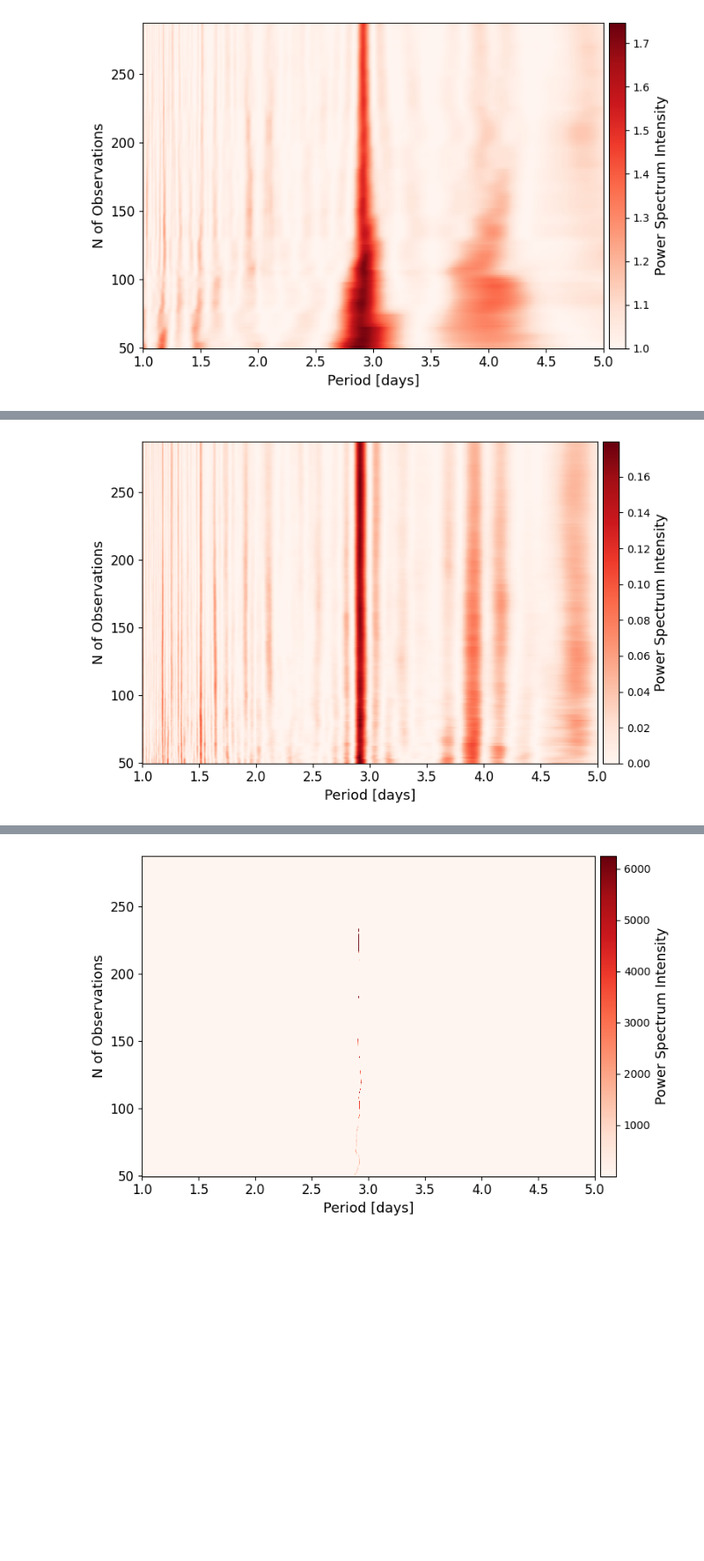
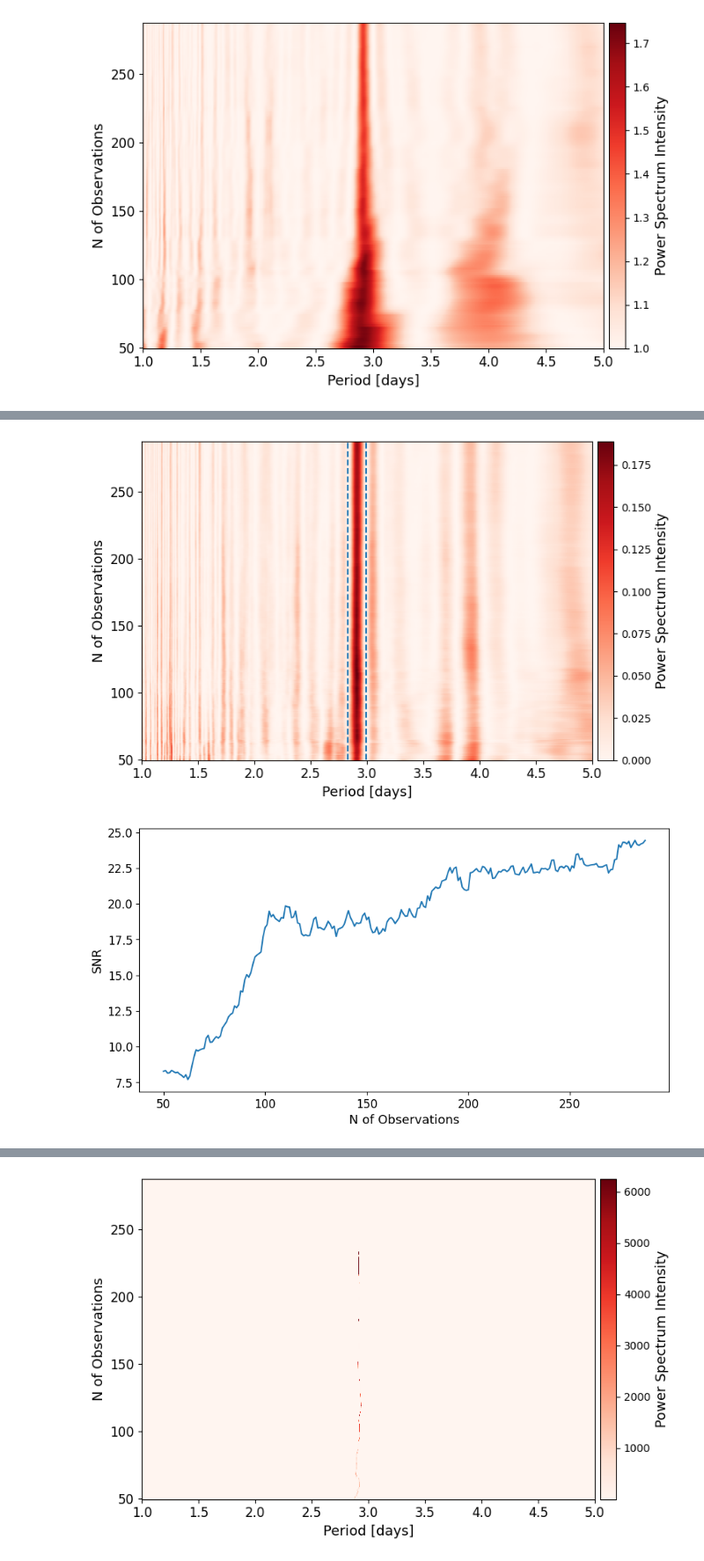
Before and after one commit to cleber-si/SBGLS-Implementation, a Jupyter notebook: Stacked_Periodogram.ipynb, the cells around one changed output, grey strips where cells are left out. Shown at 88% size. Saved outputs shown, nothing was run; the diff lists cells and outputs as text; code cells hidden in the pictures; blank space fills up the shorter version.

Commit message:
SNR calculation and plot

```diff
--- a/Stacked_Periodogram.ipynb
+++ b/Stacked_Periodogram.ipynb
@@ -72,6 +80,6 @@ aux.plot_stacked_periodogram_heatmap(data, norm='log')
 # %%
-data2 = aux.stacked_periodogram(time, RV, RV_error, N_min=50,
-                               periodogram_type='GLS', p_min=1,
-                               p_max=5, num_periods = 5000,
-                               mode='random')
+results2 = aux.stacked_periodogram(time, RV, RV_error, N_min=50,
+                                   periodogram_type='GLS', p_min=1,
+                                   p_max=5, num_periods = 5000,
+                                   mode='random', delta_P = 0.08)
 # %%
@@ -81,5 +91,7 @@ aux.plot_stacked_periodogram_heatmap(data2, norm='linear')
 # %%
-aux.plot_stacked_periodogram_heatmap(data2, norm='log')
+aux.plot_stacked_periodogram_heatmap(results2, norm='log',
+                                     highlight_strong_signal = True, plot_SNR=True)
 # %% [output]
-[figure, old version]
+[figure, new version]
+[figure, added]
 # %%
```
Also changed, not shown: parts of 20 cells of this notebook, 1 other file.
